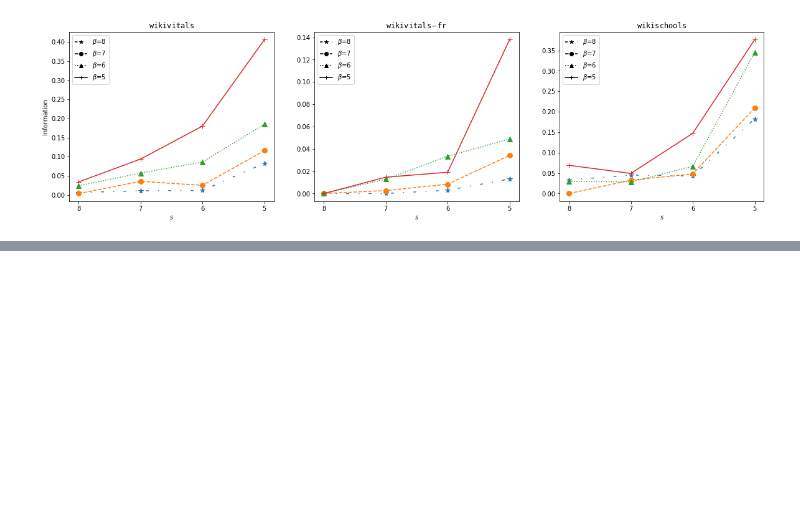
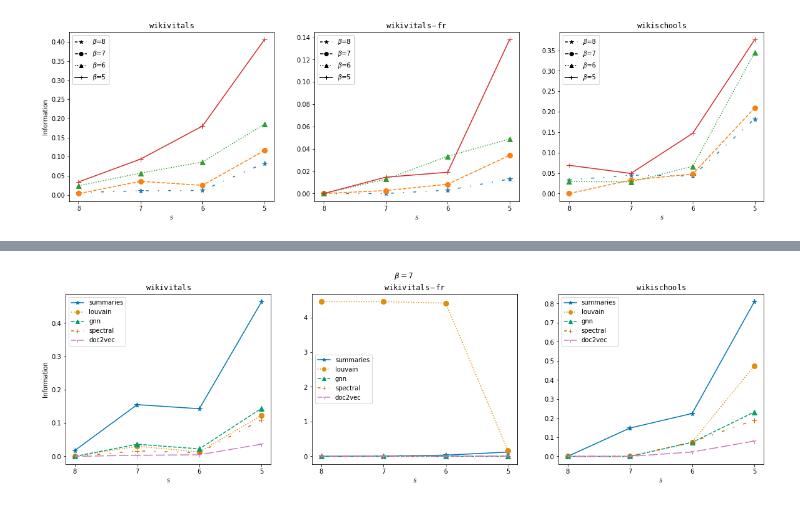
Before and after one commit to Co-MEG/CoMEG, a Jupyter notebook: notebooks/pattern_analysis_2.ipynb, the cells around one changed output, grey strips where cells are left out. Saved outputs shown, nothing was run; the diff lists cells and outputs as text; code cells hidden in the pictures; blank space fills up the shorter version.

```diff
--- a/notebooks/pattern_analysis_2.ipynb
+++ b/notebooks/pattern_analysis_2.ipynb
@@ -336,0 +440,4 @@ for i, d in enumerate(datasets):
+# %%
+display_inf_plot(info_eval, beta=7)
+# %% [output]
+[figure, added]
```
Also changed, not shown: parts of 17 cells of this notebook.
